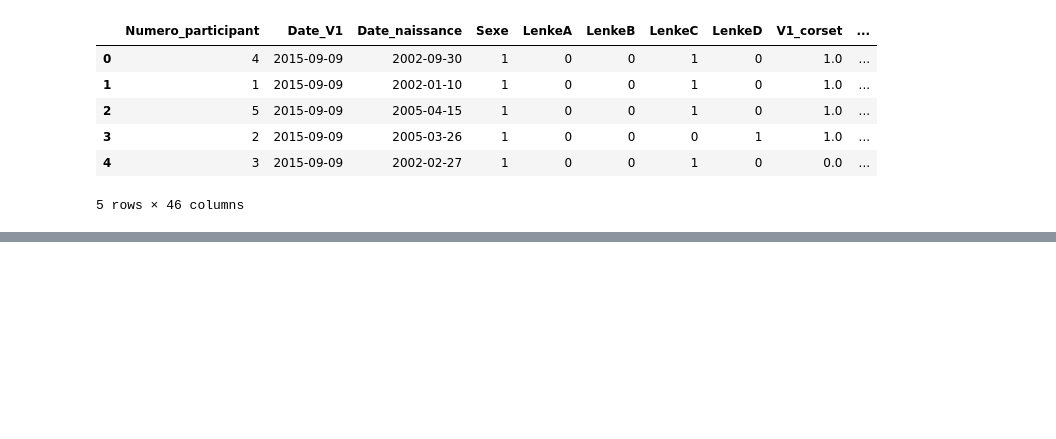
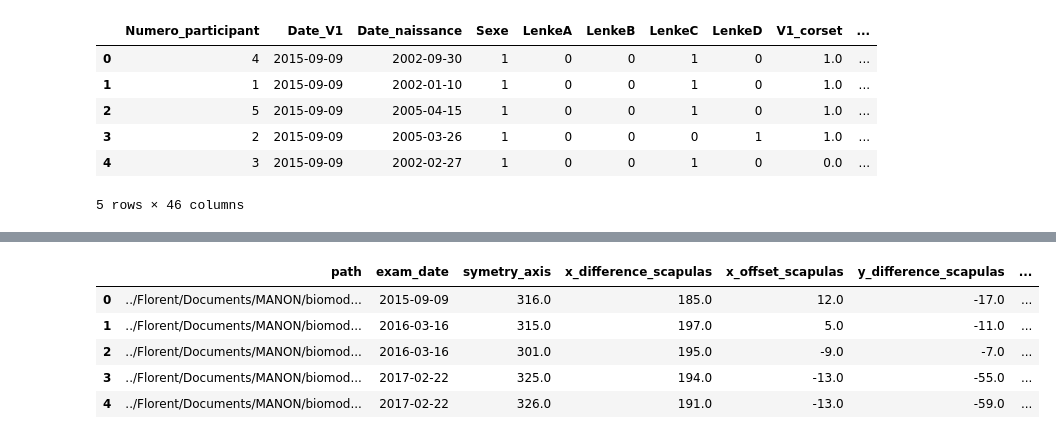
Before and after one commit to florent31000/scoliosis-analysis, a Jupyter notebook: Scoliosis model.ipynb, the cells around one changed output, grey strips where cells are left out. Saved outputs shown, nothing was run; the diff lists cells and outputs as text; code cells hidden in the pictures; blank space fills up the shorter version.

```diff
--- a/Scoliosis model.ipynb
+++ b/Scoliosis model.ipynb
@@ -44 +30,16 @@ exams_X[:50].head(20)
+# %%
+exams_X=pd.read_csv('exams_X.csv', index_col=0)
+
+# We create the function to turn the date into the right format
+def formatdate(x):
+   return datetime.datetime.strptime(x, '%Y-%m-%d').date()
+exams_X['exam_date']=exams_X['exam_date'].apply(formatdate)
+exams_X.head()
+# %% [output]
+|  | path | exam_date | symetry_axis | x_difference_scapulas | x_offset_scapulas | y_difference_scapulas | ... |
+| 0 | ../Florent/Documents/MANON/biomod... | 2015-09-09 | 316.0 | 185.0 | 12.0 | -17.0 | ... |
+| 1 | ../Florent/Documents/MANON/biomod... | 2016-03-16 | 315.0 | 197.0 | 5.0 | -11.0 | ... |
+| 2 | ../Florent/Documents/MANON/biomod... | 2016-03-16 | 301.0 | 195.0 | -9.0 | -7.0 | ... |
+| 3 | ../Florent/Documents/MANON/biomod... | 2017-02-22 | 325.0 | 194.0 | -13.0 | -55.0 | ... |
+| 4 | ../Florent/Documents/MANON/biomod... | 2017-02-22 | 326.0 | 191.0 | -13.0 | -59.0 | ... |
 # %%
```
Also changed, not shown: parts of 13 cells of this notebook, 1 other file.
